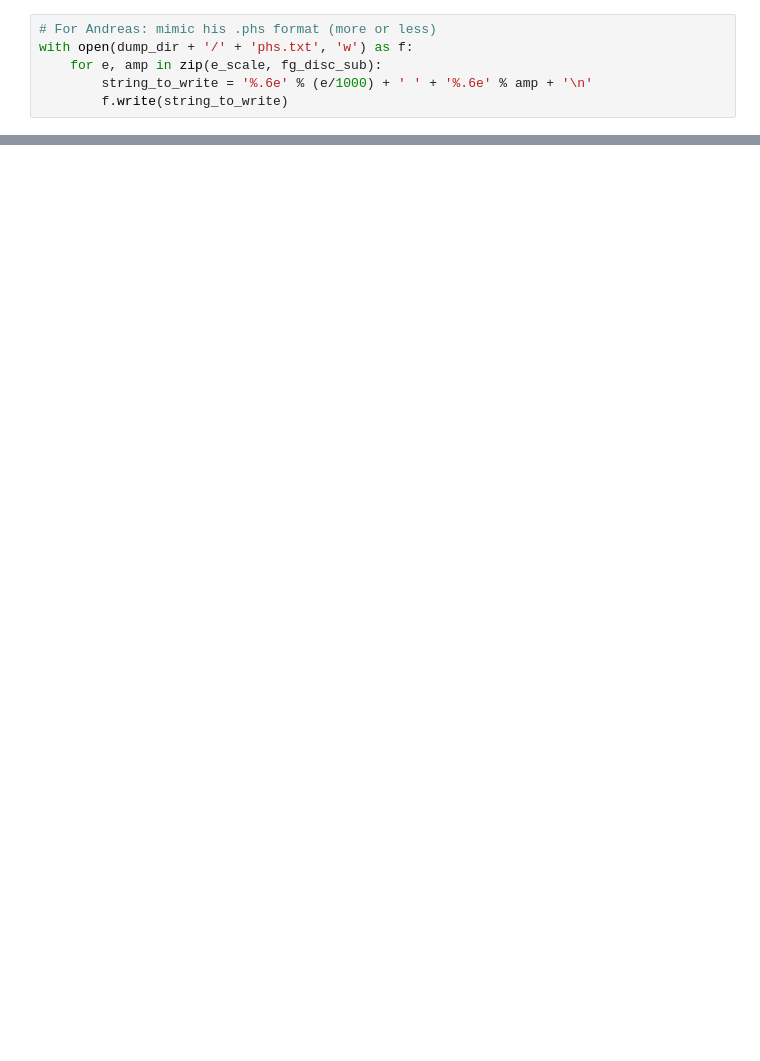
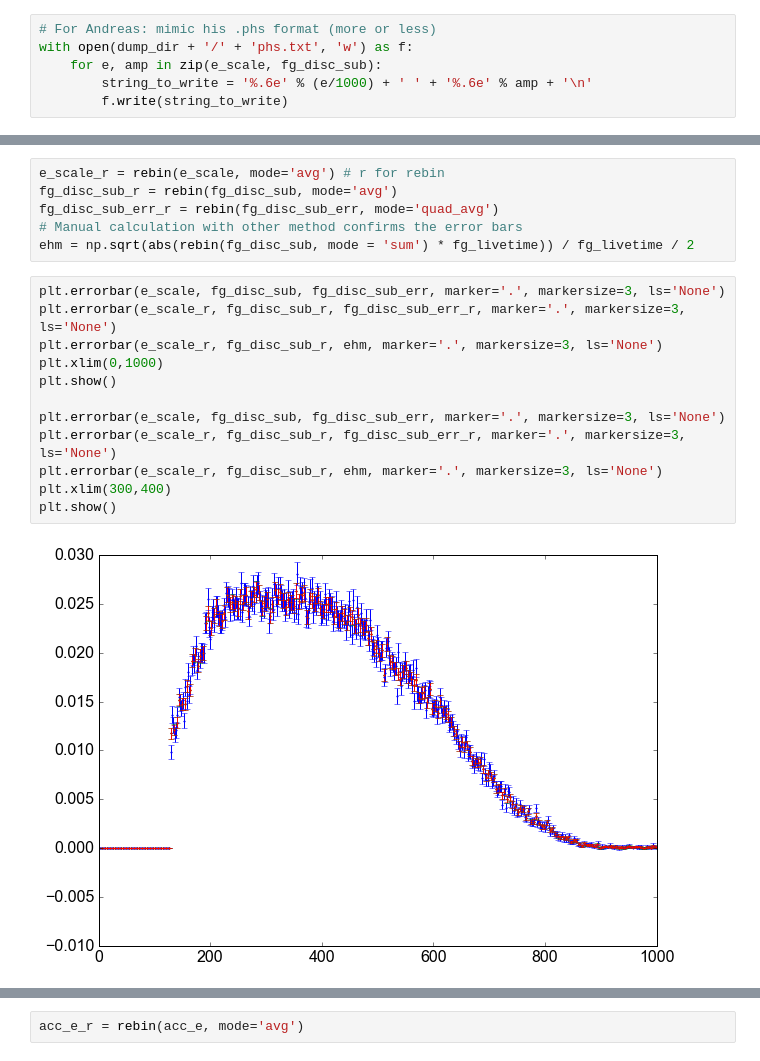
Before and after one commit to XENON1T/PTB, a Jupyter notebook: 08_dump_ascii_file.ipynb, the cells around one changed output, grey strips where cells are left out. Cells and saved outputs as stored; diff of their text form; blank space fills up the shorter version.

```diff
--- a/08_dump_ascii_file.ipynb
+++ b/08_dump_ascii_file.ipynb
@@ -29,0 +36,20 @@ plt.axvline(130)
+# %%
+e_scale_r = rebin(e_scale, mode='avg') # r for rebin
+fg_disc_sub_r = rebin(fg_disc_sub, mode='avg')
+fg_disc_sub_err_r = rebin(fg_disc_sub_err, mode='quad_avg')
+# Manual calculation with other method confirms the error bars
+ehm = np.sqrt(abs(rebin(fg_disc_sub, mode = 'sum') * fg_livetime)) / fg_livetime / 2
+# %%
+plt.errorbar(e_scale, fg_disc_sub, fg_disc_sub_err, marker='.', markersize=3, ls='None')
+plt.errorbar(e_scale_r, fg_disc_sub_r, fg_disc_sub_err_r, marker='.', markersize=3, ls='None')
+plt.errorbar(e_scale_r, fg_disc_sub_r, ehm, marker='.', markersize=3, ls='None')
+plt.xlim(0,1000)
+plt.show()
+
+plt.errorbar(e_scale, fg_disc_sub, fg_disc_sub_err, marker='.', markersize=3, ls='None')
+plt.errorbar(e_scale_r, fg_disc_sub_r, fg_disc_sub_err_r, marker='.', markersize=3, ls='None')
+plt.errorbar(e_scale_r, fg_disc_sub_r, ehm, marker='.', markersize=3, ls='None')
+plt.xlim(300,400)
+plt.show()
+# %% [output]
+[figure, added]
@@ -29,0 +57,2 @@ plt.axvline(130)
+# %%
+acc_e_r = rebin(acc_e, mode='avg')
```
Also changed, not shown: parts of 10 cells of this notebook, 17 other files.
